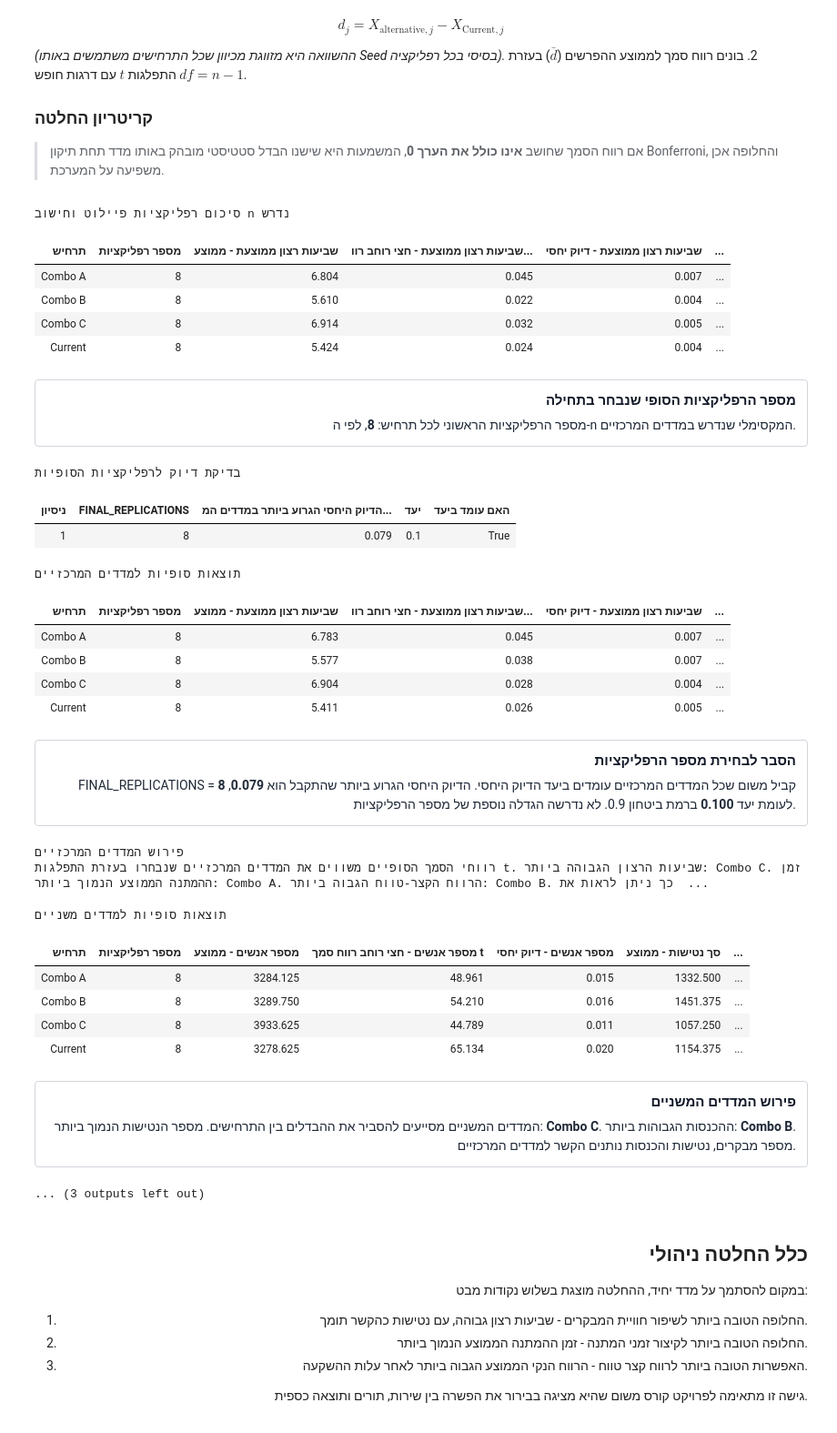
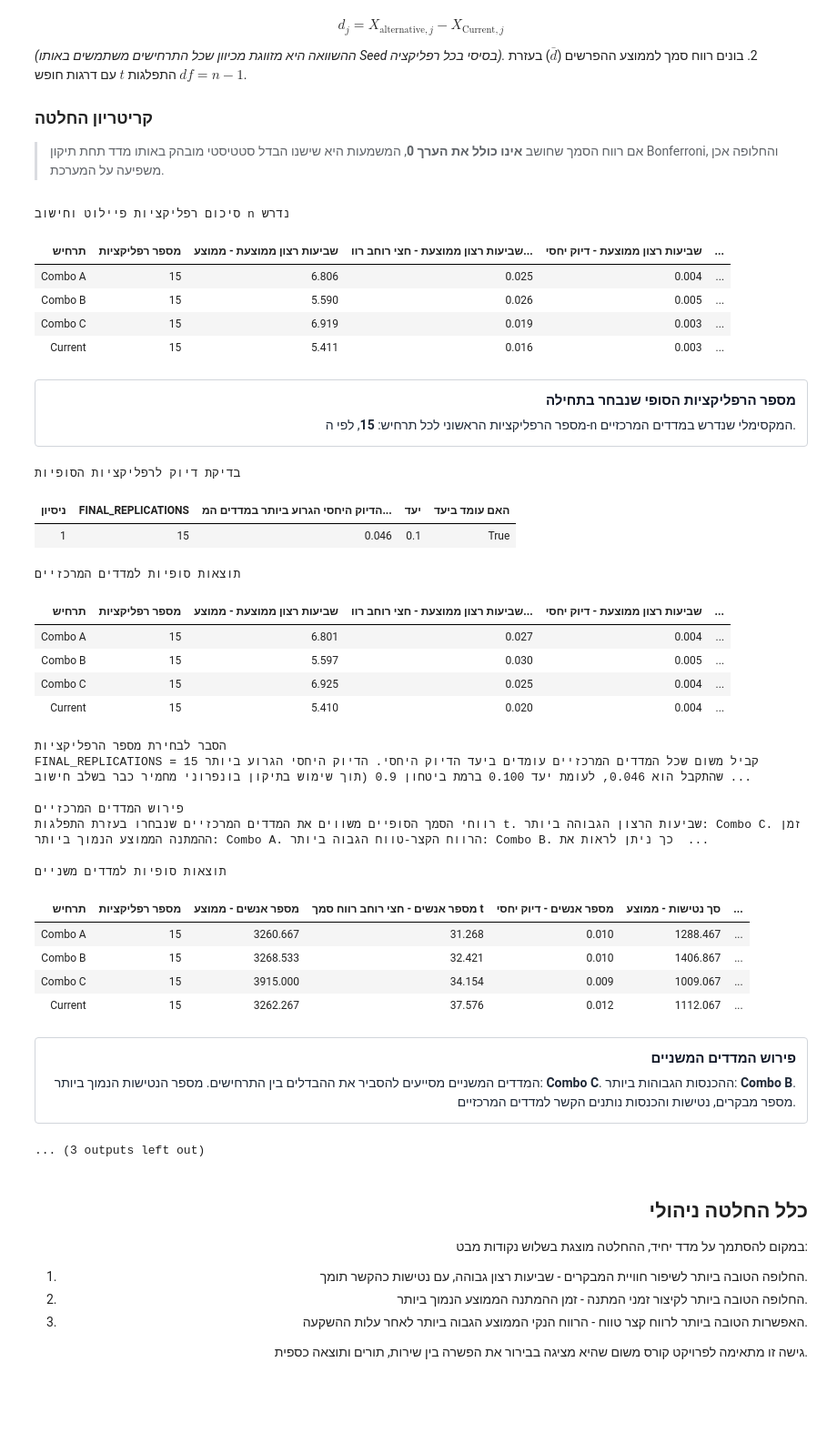
Before and after one commit to elattiass/SimulationPartB, a Jupyter notebook: Queuechella_Colab_Simulation_Report (4).ipynb, the cells around one changed output. Shown at 91% size. Saved outputs shown, nothing was run; the diff lists cells and outputs as text; code cells hidden in the pictures; blank space fills up the shorter version.

Commit message:
תיקון בונפורני מספר הרצות

```diff
--- a/Queuechella_Colab_Simulation_Report (4).ipynb
+++ b/Queuechella_Colab_Simulation_Report (4).ipynb
@@ -3019,7 +3017,7 @@ def results_to_records(results):
     return list(results)
 
 
-def run_replications(scenarios, n_replications=8, base_seed=7000):
+def run_replications(scenarios, n_replications=15, base_seed=7000):
     results = []
     for rep in range(n_replications):
         seed = base_seed + rep
@@ -3046,10 +3044,10 @@ def ci_half_width_t(stdev, n, confidence_level=CONFIDENCE_LEVEL):
     return t_critical_for_confidence(confidence_level, n - 1) * stdev / math.sqrt(n)
 
 
-def required_replications(mean, stdev, current_n, confidence_level=CONFIDENCE_LEVEL, rel_precision=RELATIVE_PRECISION):
+def required_replications(mean, stdev, current_n, rel_precision=RELATIVE_PRECISION):
     if abs(mean) < EPS or stdev <= EPS:
         return 2
-    t_crit = t_critical_for_confidence(confidence_level, max(1, current_n - 1))
+    t_crit = bonferroni_t_critical(max(1, current_n - 1))
     return max(2, math.ceil((t_crit * stdev / (rel_precision * abs(mean))) ** 2))
 
 
@@ -3149,7 +3147,7 @@ def best_by_metric(summary_rows, metric, higher_is_better=True, exclude_current=
     return max(candidates, key=lambda row: row[key]) if higher_is_better else min(candidates, key=lambda row: row[key])
 
 
-PILOT_REPLICATIONS = 8
+PILOT_REPLICATIONS = 15
 scenarios = ["Current", "Combo A", "Combo B", "Combo C"]
 
 pilot_results = run_replications(scenarios, n_replications=PILOT_REPLICATIONS, base_seed=9000)
@@ -3225,7 +3223,7 @@ precision_action = "לא נדרשה הגדלה נוספת של מספר הרפל
 precision_text = (
     f"FINAL_REPLICATIONS = <b>{FINAL_REPLICATIONS}</b> קביל משום שכל המדדים המרכזיים עומדים ביעד הדיוק היחסי. "
     f"הדיוק היחסי הגרוע ביותר שהתקבל הוא <b>{max_final_relative_precision:.3f}</b>, לעומת יעד "
-    f"<b>{RELATIVE_PRECISION:.3f}</b> ברמת ביטחון {CONFIDENCE_LEVEL}. {precision_action}"
+    f"<b>{RELATIVE_PRECISION:.3f}</b> ברמת ביטחון {CONFIDENCE_LEVEL} (תוך שימוש בתיקון בונפרוני מחמיר כבר בשלב חישוב גודל המדגם). {precision_action}"
 )
 report_panel("הסבר לבחירת מספר הרפליקציות", precision_text)
 
@@ -3261,55 +3259,55 @@ paired_display_rows = [
         "df": row["df"],
         "t קריטי": round(row["t_crit"], 3),
         "הפרש ממוצע מזווג": round(row["paired_mean_diff"], 3),
         "סטיית תקן של ההפרשים": round(row["paired_sd_diff"], 3),
         "שגיאת שוליים": round(row["margin_error"], 3),
         "גבול תחתון": round(row["ci_low"], 3),
         "גבול עליון": round(row["ci_high"], 3),
         "מובהק לאחר Bonferroni": "כן" if row["significant_bonferroni"] else "לא",
     }
     for row in final_paired_differences
 ]
 report_table(paired_display_rows, "הפרשים מזווגים עם תיקון Bonferroni מול המצב הקיים")
 paired_messages = []
 for row in final_paired_differences:
     direction = "גבוה יותר" if row["paired_mean_diff"] > 0 else "נמוך יותר"
     if row["significant_bonferroni"]:
         conclusion = "רווח הסמך אינו כולל את 0, ולכן ההבדל מובהק תחת תיקון Bonferroni וברמת ביטחון משפחתית של 90%."
     else:
         conclusion = "רווח הסמך כולל את 0, ולכן לא ניתן לקבוע הבדל מובהק תחת תיקון Bonferroni."
     paired_messages.append(f"{row['alternative']} במדד {METRIC_LABELS.get(row['metric'], row['metric'])}: ההפרש הממוצע הוא {direction}. {conclusion}")
 report_panel("פירוש ההפרשים המזווגים", "<br>".join(paired_messages))
 # %% [output]
 סיכום רפליקציות פיילוט וחישוב n נדרש
 | תרחיש | מספר רפליקציות | שביעות רצון ממוצעת - ממוצע | שביעות רצון ממוצעת - חצי רוחב רוו... | שביעות רצון ממוצעת - דיוק יחסי | ... |
-| Combo A | 8 | 6.804 | 0.045 | 0.007 | ... |
-| Combo B | 8 | 5.610 | 0.022 | 0.004 | ... |
-| Combo C | 8 | 6.914 | 0.032 | 0.005 | ... |
-| Current | 8 | 5.424 | 0.024 | 0.004 | ... |
+| Combo A | 15 | 6.806 | 0.025 | 0.004 | ... |
+| Combo B | 15 | 5.590 | 0.026 | 0.005 | ... |
+| Combo C | 15 | 6.919 | 0.019 | 0.003 | ... |
+| Current | 15 | 5.411 | 0.016 | 0.003 | ... |
 מספר הרפליקציות הסופי שנבחר בתחילה
-מספר הרפליקציות הראשוני לכל תרחיש: 8, לפי ה-n המקסימלי שנדרש במדדים המרכזיים.
+מספר הרפליקציות הראשוני לכל תרחיש: 15, לפי ה-n המקסימלי שנדרש במדדים המרכזיים.
 בדיקת דיוק לרפליקציות הסופיות
 | ניסיון | FINAL_REPLICATIONS | הדיוק היחסי הגרוע ביותר במדדים המ... | יעד | האם עומד ביעד |
-| 1 | 8 | 0.079 | 0.1 | True |
+| 1 | 15 | 0.046 | 0.1 | True |
 תוצאות סופיות למדדים המרכזיים
 | תרחיש | מספר רפליקציות | שביעות רצון ממוצעת - ממוצע | שביעות רצון ממוצעת - חצי רוחב רוו... | שביעות רצון ממוצעת - דיוק יחסי | ... |
-| Combo A | 8 | 6.783 | 0.045 | 0.007 | ... |
-| Combo B | 8 | 5.577 | 0.038 | 0.007 | ... |
-| Combo C | 8 | 6.904 | 0.028 | 0.004 | ... |
-| Current | 8 | 5.411 | 0.026 | 0.005 | ... |
+| Combo A | 15 | 6.801 | 0.027 | 0.004 | ... |
+| Combo B | 15 | 5.597 | 0.030 | 0.005 | ... |
+| Combo C | 15 | 6.925 | 0.025 | 0.004 | ... |
+| Current | 15 | 5.410 | 0.020 | 0.004 | ... |
-הסבר לבחירת מספר הרפליקציות
-FINAL_REPLICATIONS = 8 קביל משום שכל המדדים המרכזיים עומדים ביעד הדיוק היחסי. הדיוק היחסי הגרוע ביותר שהתקבל הוא 0.079, לעומת יעד 0.100 ברמת ביטחון 0.9. לא נדרשה הגדלה נוספת של מספר הרפליקציות.
-פירוש המדדים המרכזיים
-רווחי הסמך הסופיים משווים את המדדים המרכזיים שנבחרו בעזרת התפלגות t. שביעות הרצון הגבוהה ביותר: Combo C. זמן ההמתנה הממוצע הנמוך ביותר: Combo A. הרווח הקצר-טווח הגבוה ביותר: Combo B. כך ניתן לראות את  ...
+הסבר לבחירת מספר הרפליקציות
+FINAL_REPLICATIONS = 15 קביל משום שכל המדדים המרכזיים עומדים ביעד הדיוק היחסי. הדיוק היחסי הגרוע ביותר שהתקבל הוא 0.046, לעומת יעד 0.100 ברמת ביטחון 0.9 (תוך שימוש בתיקון בונפרוני מחמיר כבר בשלב חישוב ...
-תוצאות סופיות למדדים משניים
+פירוש המדדים המרכזיים
+רווחי הסמך הסופיים משווים את המדדים המרכזיים שנבחרו בעזרת התפלגות t. שביעות הרצון הגבוהה ביותר: Combo C. זמן ההמתנה הממוצע הנמוך ביותר: Combo A. הרווח הקצר-טווח הגבוה ביותר: Combo B. כך ניתן לראות את  ...
+תוצאות סופיות למדדים משניים
 | תרחיש | מספר רפליקציות | מספר אנשים - ממוצע | מספר אנשים - חצי רוחב רווח סמך t | מספר אנשים - דיוק יחסי | סך נטישות - ממוצע | ... |
-| Combo A | 8 | 3284.125 | 48.961 | 0.015 | 1332.500 | ... |
-| Combo B | 8 | 3289.750 | 54.210 | 0.016 | 1451.375 | ... |
-| Combo C | 8 | 3933.625 | 44.789 | 0.011 | 1057.250 | ... |
-| Current | 8 | 3278.625 | 65.134 | 0.020 | 1154.375 | ... |
+| Combo A | 15 | 3260.667 | 31.268 | 0.010 | 1288.467 | ... |
+| Combo B | 15 | 3268.533 | 32.421 | 0.010 | 1406.867 | ... |
+| Combo C | 15 | 3915.000 | 34.154 | 0.009 | 1009.067 | ... |
+| Current | 15 | 3262.267 | 37.576 | 0.012 | 1112.067 | ... |
-פירוש המדדים המשניים
-המדדים המשניים מסייעים להסביר את ההבדלים בין התרחישים. מספר הנטישות הנמוך ביותר: Combo C. ההכנסות הגבוהות ביותר: Combo B. מספר מבקרים, נטישות והכנסות נותנים הקשר למדדים המרכזיים.
-... (3 outputs left out)
+פירוש המדדים המשניים
+המדדים המשניים מסייעים להסביר את ההבדלים בין התרחישים. מספר הנטישות הנמוך ביותר: Combo C. ההכנסות הגבוהות ביותר: Combo B. מספר מבקרים, נטישות והכנסות נותנים הקשר למדדים המרכזיים.
+... (3 outputs left out)
 # %% [markdown]
 <div dir="rtl" style="text-align: right;">
 
```
Also changed, not shown: parts of 2 cells of this notebook, 2 other files.
